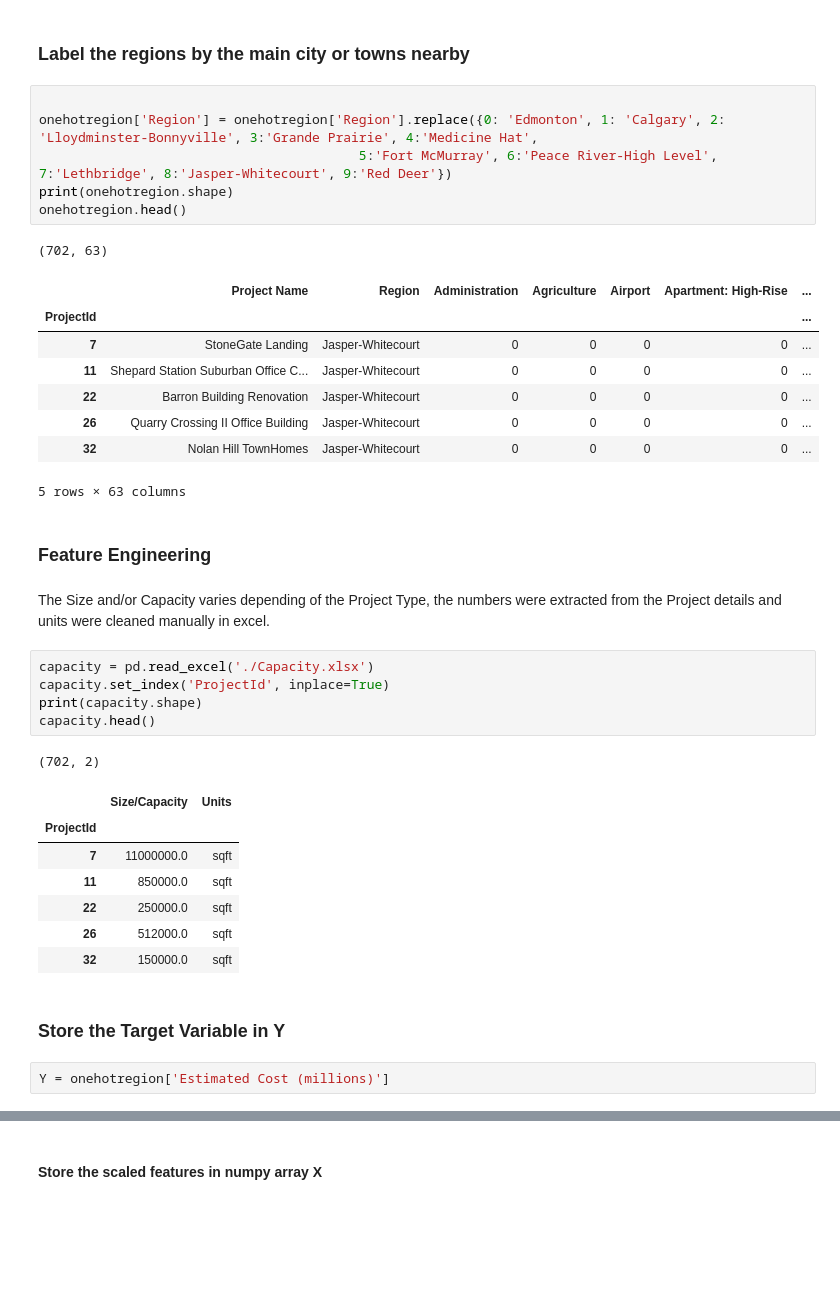
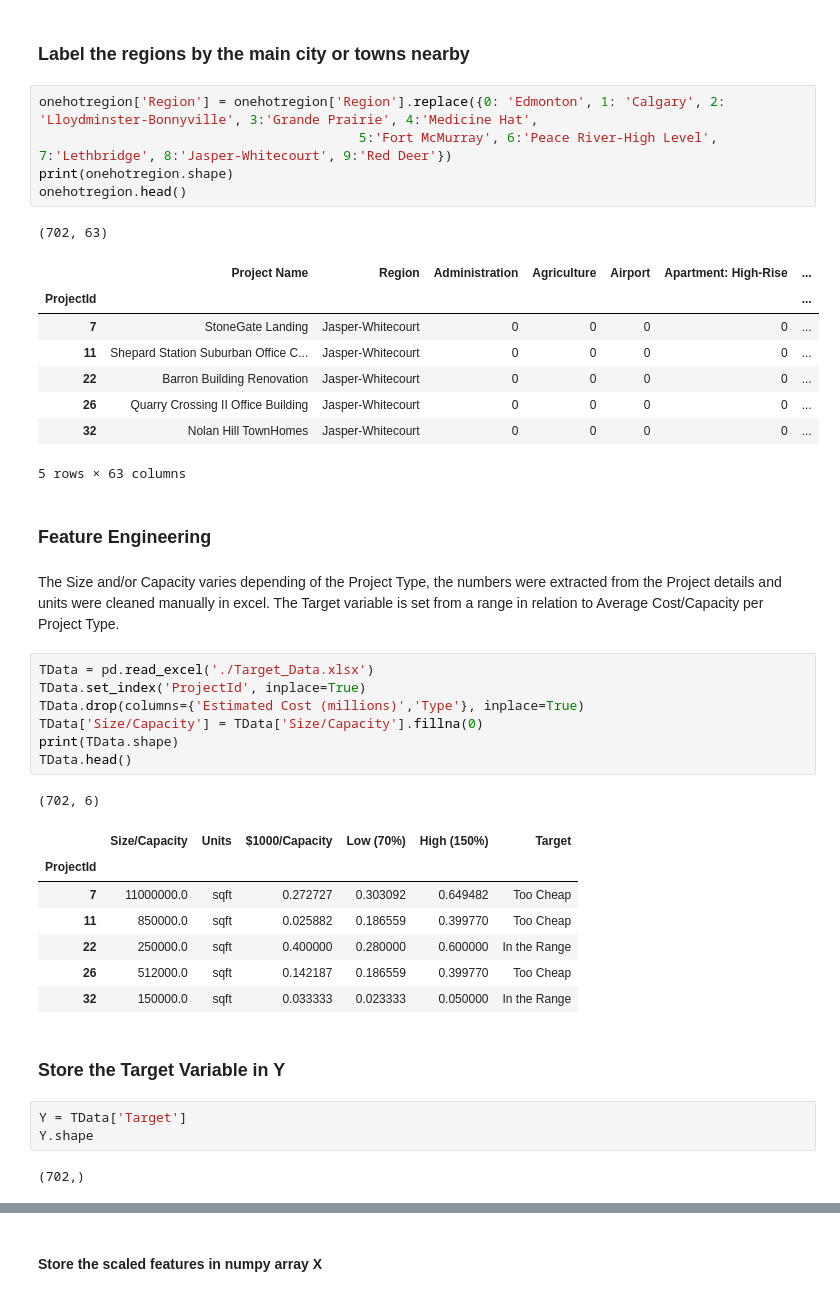
Before and after one commit to javier-jaime/Major-Projects-20-Questions, a Jupyter notebook: Major-Projects-20-Questions.ipynb, the cells around one changed output, grey strips where cells are left out. Cells and saved outputs as stored; diff of their text form; blank space fills up the shorter version.

```diff
--- a/Major-Projects-20-Questions.ipynb
+++ b/Major-Projects-20-Questions.ipynb
@@ -498,7 +507,6 @@ map_region
 # %% [markdown]
 ### Label the regions by the main city or towns nearby
 # %%
-
 onehotregion['Region'] = onehotregion['Region'].replace({0: 'Edmonton', 1: 'Calgary', 2: 'Lloydminster-Bonnyville', 3:'Grande Prairie', 4:'Medicine Hat',
                                          5:'Fort McMurray', 6:'Peace River-High Level', 7:'Lethbridge', 8:'Jasper-Whitecourt', 9:'Red Deer'})
 print(onehotregion.shape)
@@ -517,21 +525,27 @@ onehotregion.head()
 ### Feature Engineering
 # %% [markdown]
 The Size and/or Capacity varies depending of the Project Type, the numbers were extracted from the Project details and units were cleaned manually in excel.
+The Target variable is set from a range in relation to Average Cost/Capacity per Project Type.
-# %%
-capacity = pd.read_excel('./Capacity.xlsx')
-capacity.set_index('ProjectId', inplace=True)
-print(capacity.shape)
-capacity.head()
-# %% [output]
-(702, 2)
-|  | Size/Capacity | Units |
-| ProjectId |  |  |
-| 7 | 11000000.0 | sqft |
-| 11 | 850000.0 | sqft |
-| 22 | 250000.0 | sqft |
-| 26 | 512000.0 | sqft |
-| 32 | 150000.0 | sqft |
+# %%
+TData = pd.read_excel('./Target_Data.xlsx')
+TData.set_index('ProjectId', inplace=True)
+TData.drop(columns={'Estimated Cost (millions)','Type'}, inplace=True)
+TData['Size/Capacity'] = TData['Size/Capacity'].fillna(0)
+print(TData.shape)
+TData.head()
+# %% [output]
+(702, 6)
+|  | Size/Capacity | Units | $1000/Capacity | Low (70%) | High (150%) | Target |
+| ProjectId |  |  |  |  |  |  |
+| 7 | 11000000.0 | sqft | 0.272727 | 0.303092 | 0.649482 | Too Cheap |
+| 11 | 850000.0 | sqft | 0.025882 | 0.186559 | 0.399770 | Too Cheap |
+| 22 | 250000.0 | sqft | 0.400000 | 0.280000 | 0.600000 | In the Range |
+| 26 | 512000.0 | sqft | 0.142187 | 0.186559 | 0.399770 | Too Cheap |
+| 32 | 150000.0 | sqft | 0.033333 | 0.023333 | 0.050000 | In the Range |
 # %% [markdown]
 ### Store the Target Variable in Y
-# %%
-Y = onehotregion['Estimated Cost (millions)']
+# %%
+Y = TData['Target']
+Y.shape
+# %% [output]
+(702,)
```
Also changed, not shown: parts of 34 cells of this notebook, 2 other files.
